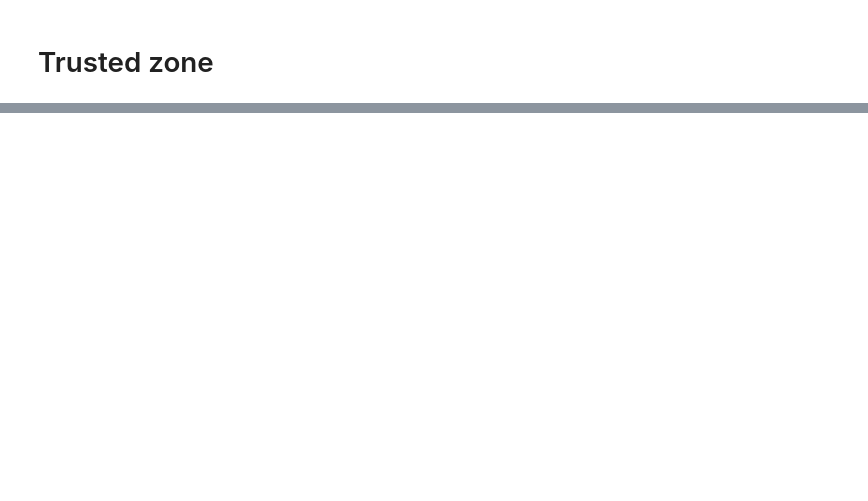
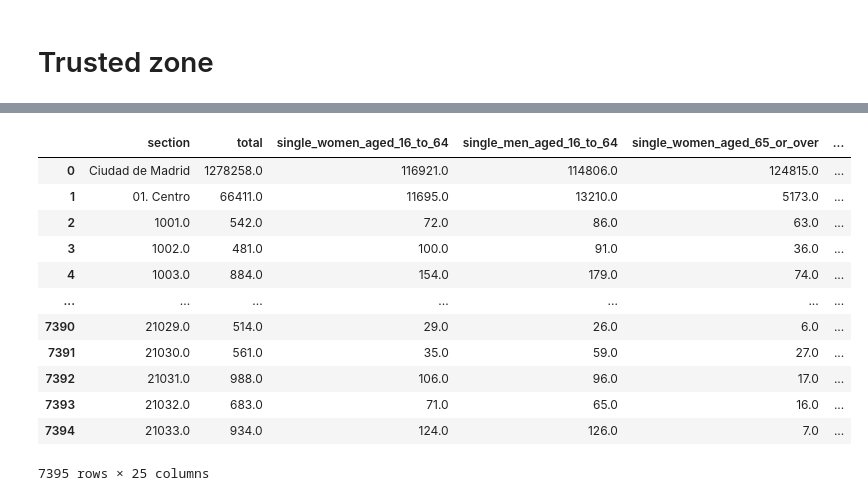
Before and after one commit to mionaD-upc/mimi-adsdb, a Jupyter notebook: trusted_zone.ipynb, the cells around one changed output, grey strips where cells are left out. Saved outputs shown, nothing was run; the diff lists cells and outputs as text; code cells hidden in the pictures; blank space fills up the shorter version.

```diff
--- a/trusted_zone.ipynb
+++ b/trusted_zone.ipynb
@@ -62,4 +181,20 @@ trusted_zone()
 # %%
+# households joined
 con = duckdb.connect('household.duckdb')
-household = con.execute("SELECT * FROM household").df()
+view_household = con.execute(f'SELECT * FROM household').df()
+display(view_household)
 con.close()
+# %% [output]
+|  | section | total | single_women_aged_16_to_64 | single_men_aged_16_to_64 | single_women_aged_65_or_over | ... |
+| 0 | Ciudad de Madrid | 1278258.0 | 116921.0 | 114806.0 | 124815.0 | ... |
+| 1 | 01. Centro | 66411.0 | 11695.0 | 13210.0 | 5173.0 | ... |
+| 2 | 1001.0 | 542.0 | 72.0 | 86.0 | 63.0 | ... |
+| 3 | 1002.0 | 481.0 | 100.0 | 91.0 | 36.0 | ... |
+| 4 | 1003.0 | 884.0 | 154.0 | 179.0 | 74.0 | ... |
+| ... | ... | ... | ... | ... | ... | ... |
+| 7390 | 21029.0 | 514.0 | 29.0 | 26.0 | 6.0 | ... |
+| 7391 | 21030.0 | 561.0 | 35.0 | 59.0 | 27.0 | ... |
+| 7392 | 21031.0 | 988.0 | 106.0 | 96.0 | 17.0 | ... |
+| 7393 | 21032.0 | 683.0 | 71.0 | 65.0 | 16.0 | ... |
+| 7394 | 21033.0 | 934.0 | 124.0 | 126.0 | 7.0 | ... |
+7395 rows × 25 columns
```
Also changed, not shown: parts of 20 cells of this notebook.
